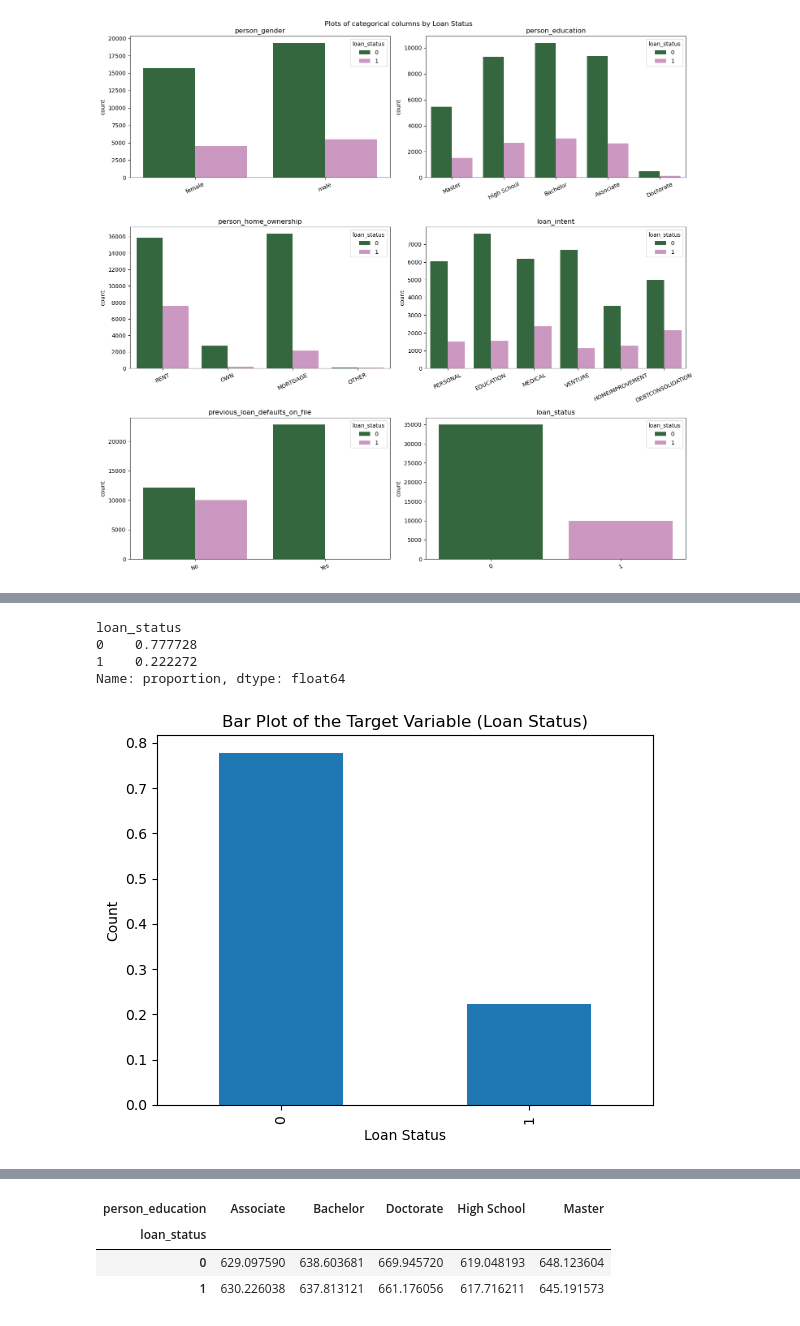
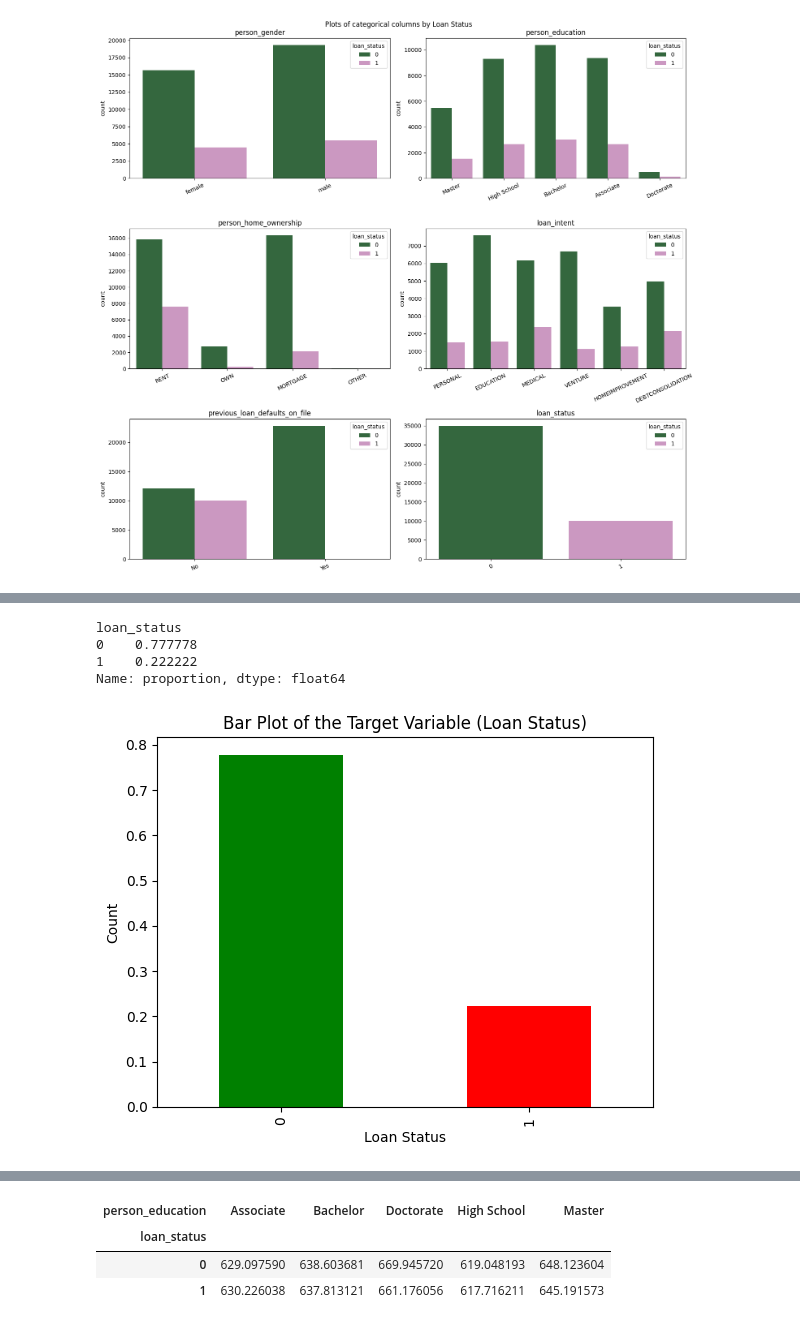
Before and after one commit to DevMohdFaiz/Loan-Default-Prediction, a Jupyter notebook: loan_notebook_update.ipynb, the cells around one changed output, grey strips where cells are left out. Drawn from its saved outputs; the diff is of its cells as text; code cells hidden in the pictures.

```diff
--- a/loan_notebook_update.ipynb
+++ b/loan_notebook_update.ipynb
@@ -186,15 +202,15 @@ for j in range(i + 1, len(ax)):
 # %%
 ### Plot of loan status
-## The vast majority of customers in our dataset didn't default on their loans. we have about 3.5x more non-defaulters which gives us a class imbalance
+
 print(f"{loan['loan_status'].value_counts(normalize=True)}")
-loan['loan_status'].value_counts(normalize=True).plot(kind='bar')
+loan['loan_status'].value_counts(normalize=True).plot(kind='bar', color=['green', 'red'])
 plt.title('Bar Plot of the Target Variable (Loan Status)')
 plt.xlabel('Loan Status')
 plt.ylabel('Count')
-plt.show()
+plt.show();
 # %% [output]
 loan_status
-0    0.777728
-1    0.222272
+0    0.777778
+1    0.222222
 Name: proportion, dtype: float64
-[figure, old version]
+[figure, new version]
```
Also changed, not shown: parts of 77 cells of this notebook.
